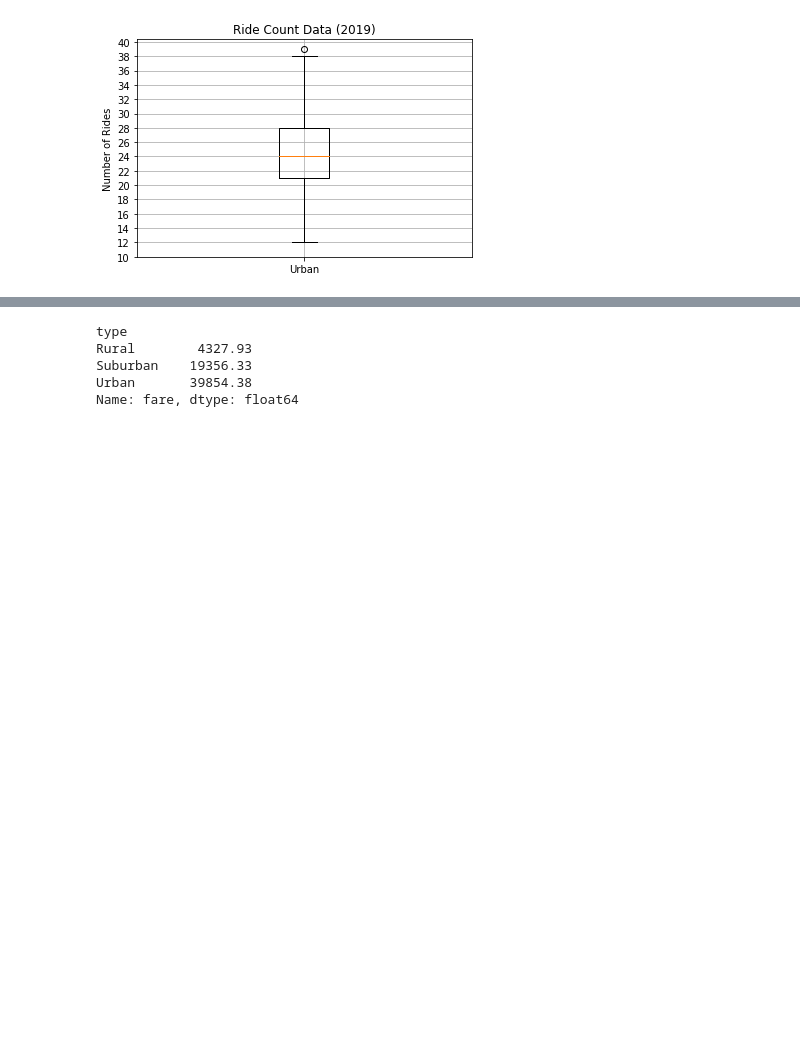
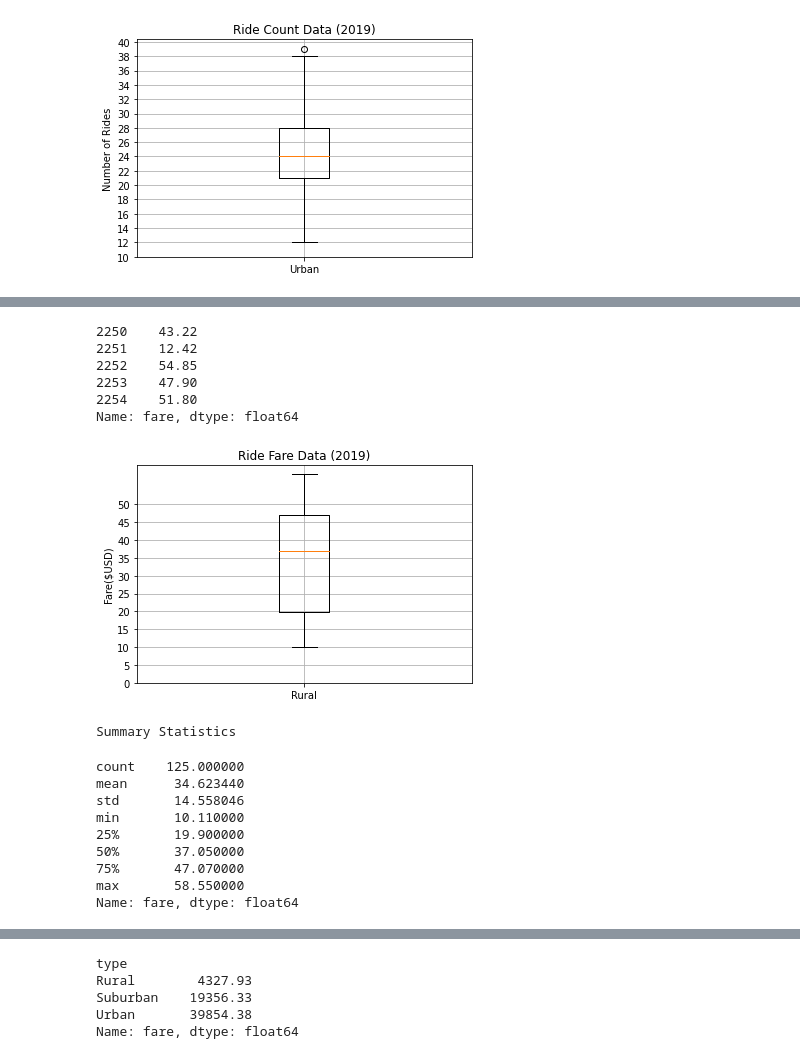
Before and after one commit to NassimNatA/PyBer_Analysis, a Jupyter notebook: PyBer_Analysis .ipynb, the cells around one changed output, grey strips where cells are left out. Saved outputs shown, nothing was run; the diff lists cells and outputs as text; code cells hidden in the pictures; blank space fills up the shorter version.

```diff
--- a/PyBer_Analysis .ipynb
+++ b/PyBer_Analysis .ipynb
@@ -449,0 +463,35 @@ urban_fares.describe()
+# %%
+rural_fares = rural_cities_df["fare"]
+rural_fares.head()
+# %% [output]
+2250    43.22
+2251    12.42
+2252    54.85
+2253    47.90
+2254    51.80
+Name: fare, dtype: float64
+# %%
+# Create a box-and-whisker plot for the rural fare data.
+x_labels = ["Rural"]
+fig, ax = plt.subplots()
+ax.boxplot(rural_fares, labels=x_labels)
+# Add the title, y-axis label and grid.
+ax.set_title('Ride Fare Data (2019)')
+ax.set_ylabel('Fare($USD)')
+ax.set_yticks(np.arange(0, 51, step=5.0))
+ax.grid()
+plt.show()
+print("Summary Statistics")
+rural_fares.describe()
+# %% [output]
+[figure, added]
+Summary Statistics
+count    125.000000
+mean      34.623440
+std       14.558046
+min       10.110000
+25%       19.900000
+50%       37.050000
+75%       47.070000
+max       58.550000
+Name: fare, dtype: float64
```
Also changed, not shown: parts of 11 cells of this notebook, 5 other files.
